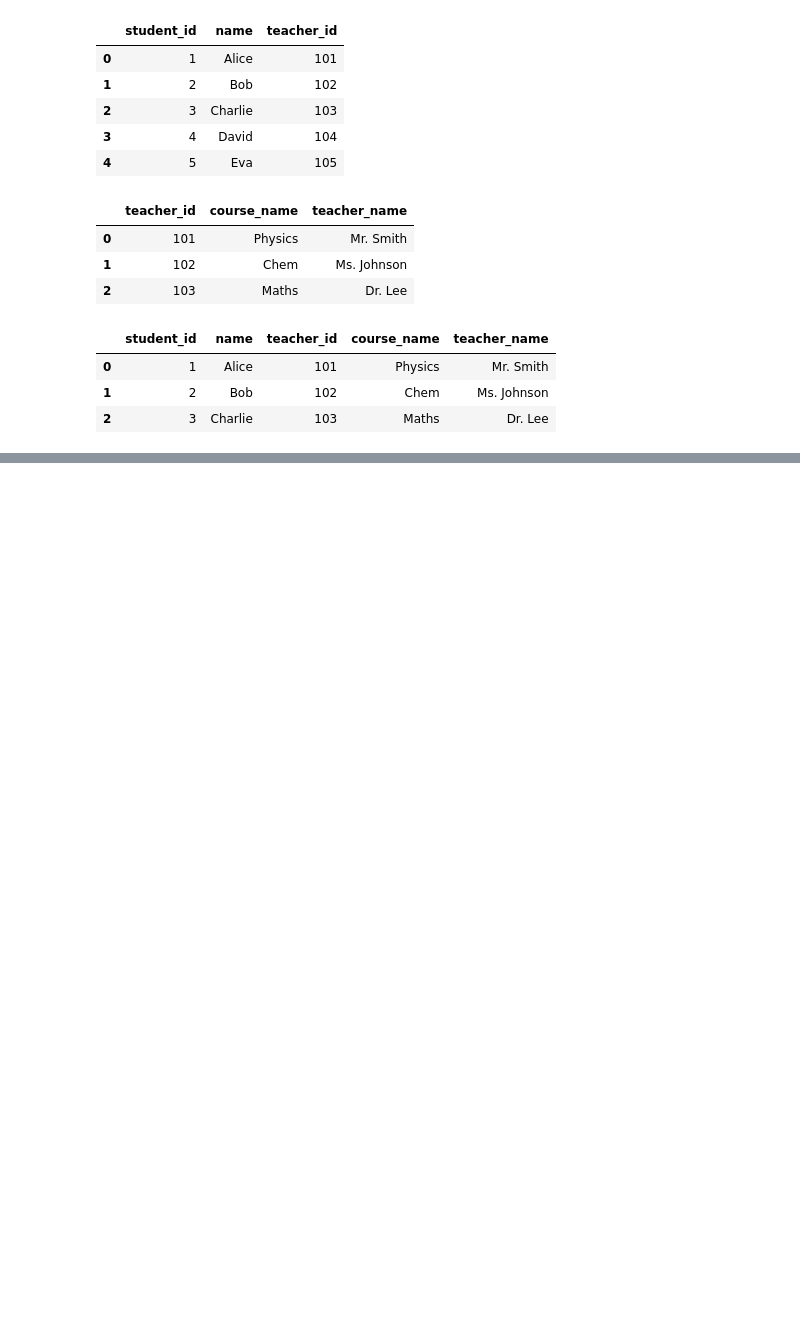
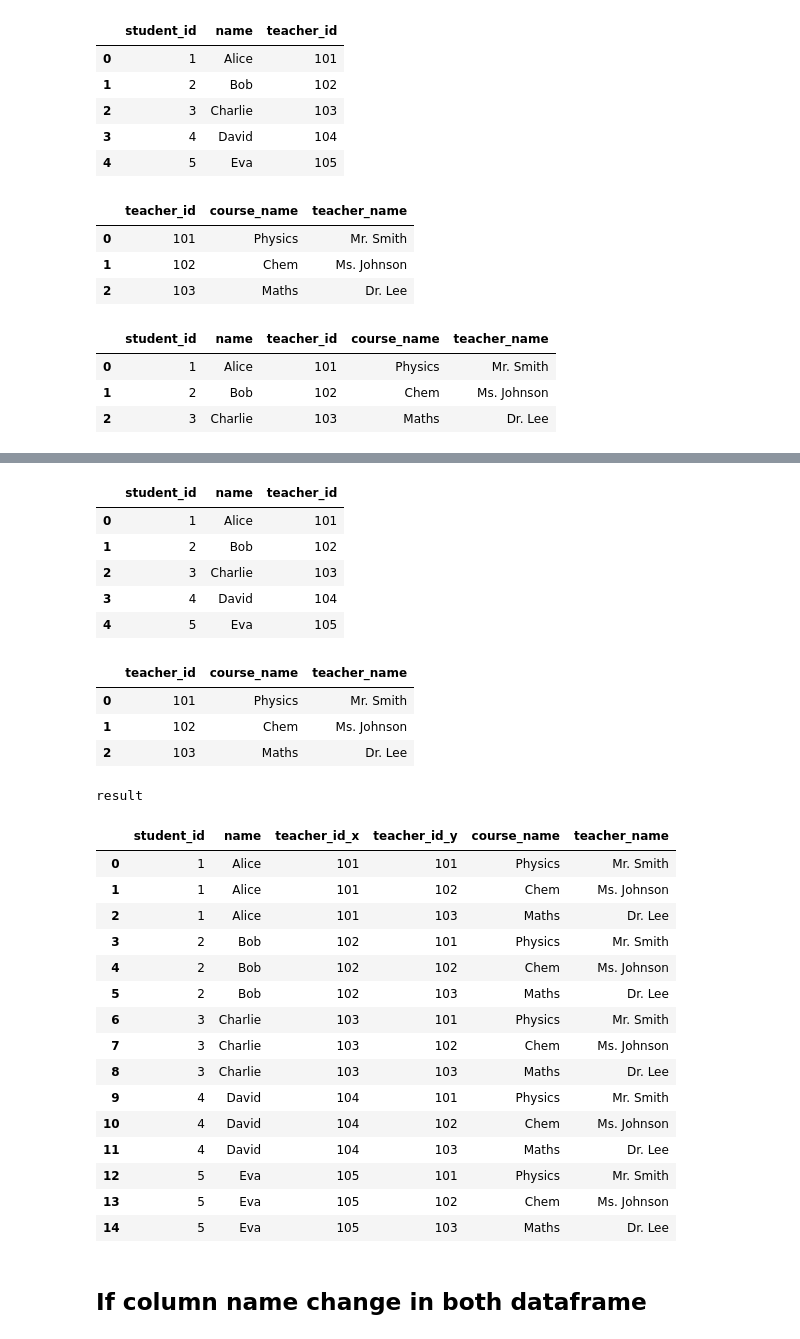
Before and after one commit to Usama1190/modern-python, a Jupyter notebook: py19/class19.ipynb, the cells around one changed output, grey strips where cells are left out. Cells and saved outputs as stored; diff of their text form; code cells hidden in the pictures; blank space fills up the shorter version.

Commit message:
Keep woring and learnning of class 19 which pandas ai

```diff
--- a/py19/class19.ipynb
+++ b/py19/class19.ipynb
@@ -1197,0 +1212,34 @@ df1
+# %%
+import pandas as pd
+from typing import Union, Dict
+
+from collections.abc import Iterator
+
+# sample data for the `students` DataFrame
+
+students_data: Dict[str, list[Union[str, int]]] = {
+    'student_id': [1, 2, 3, 4, 5],
+    'name': ['Alice', 'Bob', 'Charlie', 'David', 'Eva'],
+    'teacher_id': [101, 102, 103, 104, 105]
+}
+
+students: pd.DataFrame = pd.DataFrame(students_data)
+
+# sample data for the `teachers` DataFrame
+
+teachers_data: Dict[str, list[Union[str, int]]] = {
+    'teacher_id': [101, 102, 103],
+    'course_name': ['Physics', 'Chem', 'Maths'],
+    'teacher_name': ['Mr. Smith', 'Ms. Johnson', 'Dr. Lee']
+}
+
+teachers: pd.DataFrame = pd.DataFrame(teachers_data)
+
+# sample data fro the `student_fee` DataFrame
+
+student_fees_data: Dict[str, list[Union[str, int]]] = {
+    'student_id': [1, 2, 3, 4, 5],
+    'fee_paid': [1500, 1500, 1500, 1500, 1500]
+}
+
+student_fees: pd.DataFrame = pd.DataFrame(student_fees_data)
@@ -1197,0 +1375,39 @@ df1
+# %%
+display(students)
+display(teachers)
+
+df1: pd.DataFrame = pd.merge(students, teachers, how='cross')
+
+print('result')
+
+df1
+# %% [output]
+|  | student_id | name | teacher_id |
+| 0 | 1 | Alice | 101 |
+| 1 | 2 | Bob | 102 |
+| 2 | 3 | Charlie | 103 |
+| 3 | 4 | David | 104 |
+| 4 | 5 | Eva | 105 |
+|  | teacher_id | course_name | teacher_name |
+| 0 | 101 | Physics | Mr. Smith |
+| 1 | 102 | Chem | Ms. Johnson |
+| 2 | 103 | Maths | Dr. Lee |
+result
+|  | student_id | name | teacher_id_x | teacher_id_y | course_name | teacher_name |
+| 0 | 1 | Alice | 101 | 101 | Physics | Mr. Smith |
+| 1 | 1 | Alice | 101 | 102 | Chem | Ms. Johnson |
+| 2 | 1 | Alice | 101 | 103 | Maths | Dr. Lee |
+| 3 | 2 | Bob | 102 | 101 | Physics | Mr. Smith |
+| 4 | 2 | Bob | 102 | 102 | Chem | Ms. Johnson |
+| 5 | 2 | Bob | 102 | 103 | Maths | Dr. Lee |
+| 6 | 3 | Charlie | 103 | 101 | Physics | Mr. Smith |
+| 7 | 3 | Charlie | 103 | 102 | Chem | Ms. Johnson |
+| 8 | 3 | Charlie | 103 | 103 | Maths | Dr. Lee |
+| 9 | 4 | David | 104 | 101 | Physics | Mr. Smith |
+| 10 | 4 | David | 104 | 102 | Chem | Ms. Johnson |
+| 11 | 4 | David | 104 | 103 | Maths | Dr. Lee |
+| 12 | 5 | Eva | 105 | 101 | Physics | Mr. Smith |
+| 13 | 5 | Eva | 105 | 102 | Chem | Ms. Johnson |
+| 14 | 5 | Eva | 105 | 103 | Maths | Dr. Lee |
+# %% [markdown]
+## If column name change in both dataframe
```
Also changed, not shown: parts of 28 cells of this notebook.
